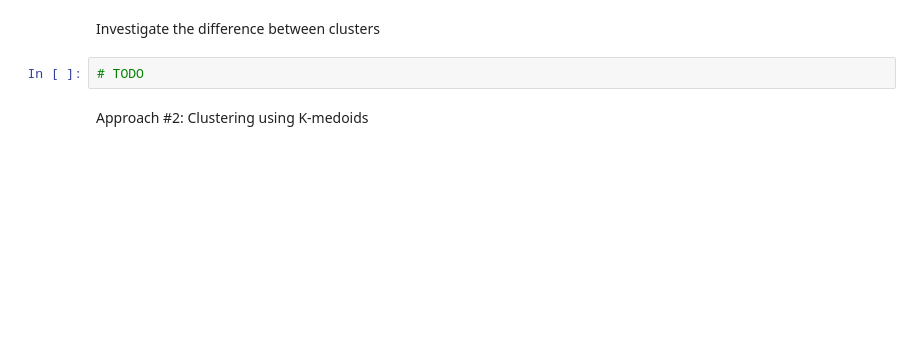
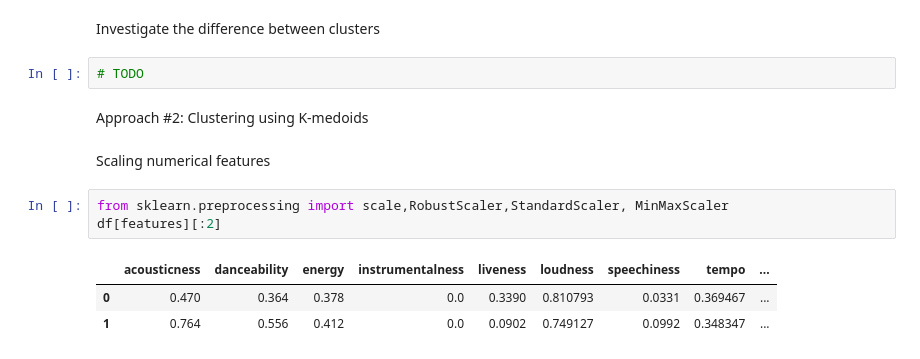
Before and after one commit to ninh-nd/spotify-rec, a Jupyter notebook: seed/data.ipynb, the cells around one changed output. Saved outputs shown, nothing was run; the diff lists cells and outputs as text; blank space fills up the shorter version.

```diff
--- a/seed/data.ipynb
+++ b/seed/data.ipynb
@@ -140,3 +140,12 @@ Investigate the difference between clusters
 # TODO
 # %% [markdown]
 Approach #2: Clustering using K-medoids
+# %% [markdown]
+Scaling numerical features
+# %%
+from sklearn.preprocessing import scale,RobustScaler,StandardScaler, MinMaxScaler
+df[features][:2]
+# %% [output]
+|  | acousticness | danceability | energy | instrumentalness | liveness | loudness | speechiness | tempo | ... |
+| 0 | 0.470 | 0.364 | 0.378 | 0.0 | 0.3390 | 0.810793 | 0.0331 | 0.369467 | ... |
+| 1 | 0.764 | 0.556 | 0.412 | 0.0 | 0.0902 | 0.749127 | 0.0992 | 0.348347 | ... |
```
Also changed, not shown: parts of 14 cells of this notebook, 1 other file.
